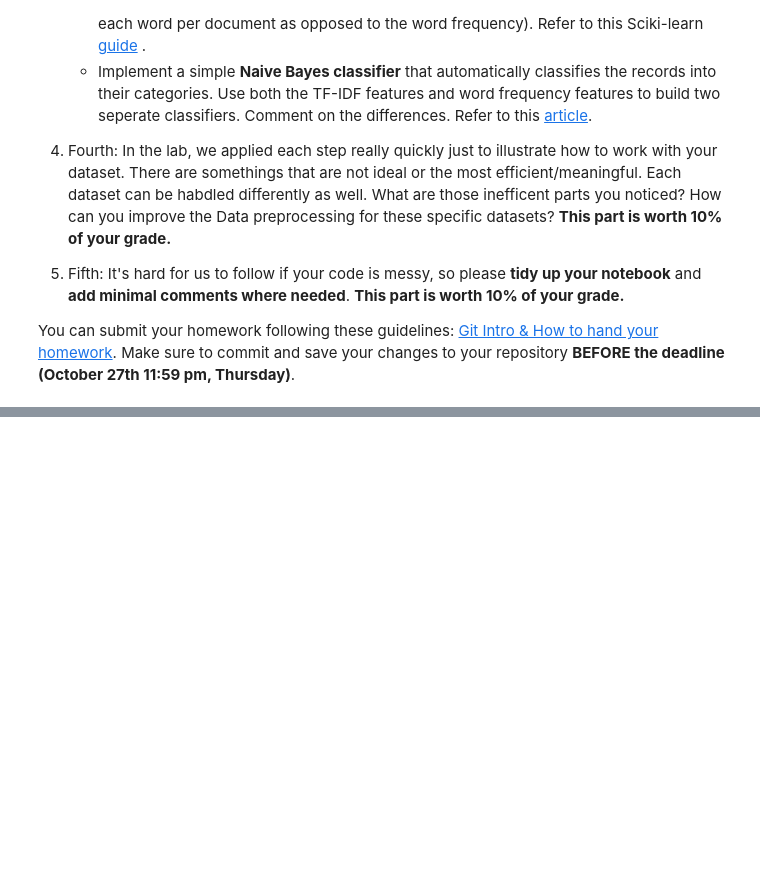
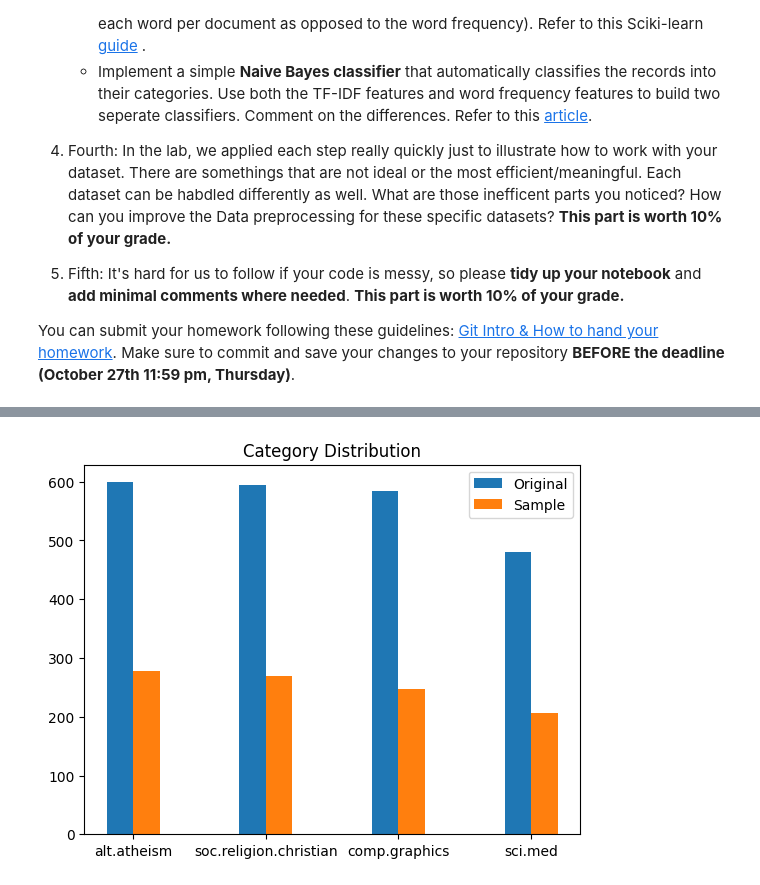
Before and after one commit to mjcast94/DM2023-Lab1-Master, a Jupyter notebook: Homework/DM2023-Lab1-Homework.ipynb, the cells around one changed output, grey strips where cells are left out. Saved outputs shown, nothing was run; the diff lists cells and outputs as text; code cells hidden in the pictures; blank space fills up the shorter version.

```diff
--- a/Homework/DM2023-Lab1-Homework.ipynb
+++ b/Homework/DM2023-Lab1-Homework.ipynb
@@ -201 +220,19 @@ list(X[0:1]['unigrams'])
+# %%
+#Exercise 8 - Answer here
+ind = np.arange(len(categories))
+w = 0.2
+labels = ['Original', 'Sample']
+bar1 = X.category_name.value_counts()
+bar2 = X_sample.category_name.value_counts()
+
+plt.bar(ind, bar1, w)
+plt.bar(ind+w, bar2, w)
+
+plt.xticks(ind+w / 2, categories)
+plt.legend(labels)
+
+plt.title('Category Distribution')
+plt.show()
+# %% [output]
+[figure, added]
 # %%
```
Also changed, not shown: parts of 37 cells of this notebook.
